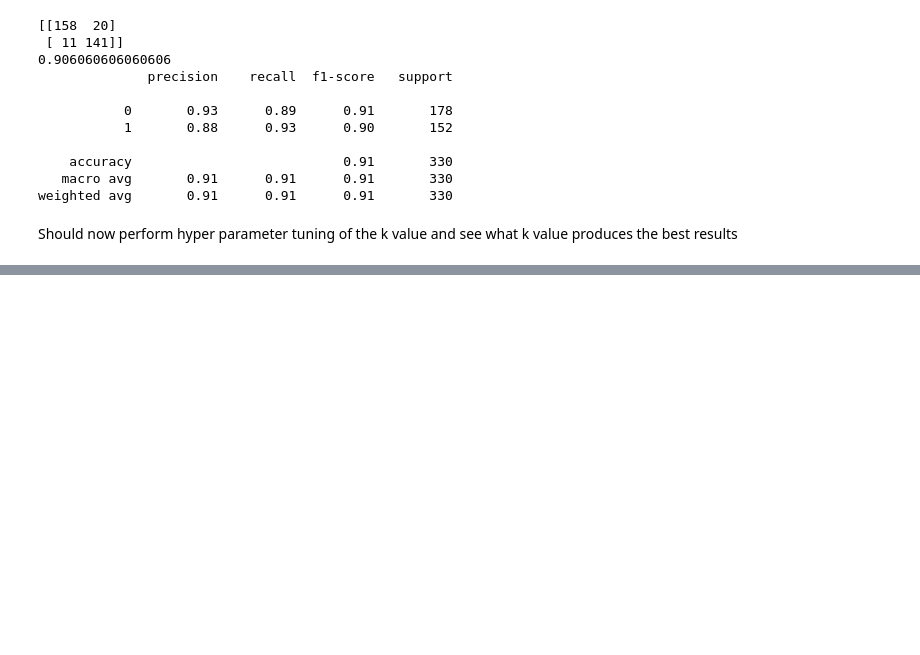
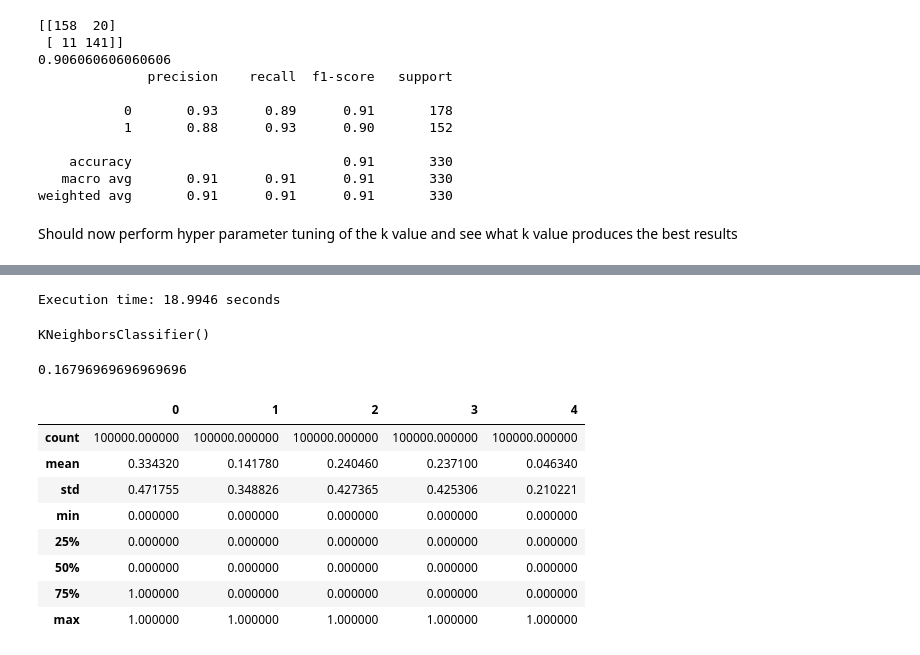
Before and after one commit to Omar-Elmofty/knowledge_compendium, a Jupyter notebook: notebooks/k_nearest_neighbors.ipynb, the cells around one changed output, grey strips where cells are left out. Saved outputs shown, nothing was run; the diff lists cells and outputs as text; code cells hidden in the pictures; blank space fills up the shorter version.

```diff
--- a/notebooks/k_nearest_neighbors.ipynb
+++ b/notebooks/k_nearest_neighbors.ipynb
@@ -86,0 +90,16 @@ Should now perform hyper parameter tuning of the k value and see what k value pr
+# %%
+# Set the grid size here
+n, m = 10, 10  # grid size for the problem
+N = 100000      # Number of examples
+
+# Probability of existence of obstacle
+obstacle_probability = 0.2
+
+from datasets.astar_dataset import make_astar_dataset
+import time
+# Create the data set
+start = time.time()
+X, y = make_astar_dataset(N, n, m, obstacle_probability)
+print(f"Execution time: {time.time() - start:.4f} seconds")
+# %% [output]
+Execution time: 18.9946 seconds
@@ -86,0 +109,6 @@ Should now perform hyper parameter tuning of the k value and see what k value pr
+# %%
+X_train, X_test, y_train, y_test = train_test_split(X_flat, y, test_size=0.33, random_state=42)
+classifier = KNeighborsClassifier(n_neighbors=5, algorithm='auto')
+classifier.fit(X_train, y_train)
+# %% [output]
+KNeighborsClassifier()
@@ -86,0 +118,23 @@ Should now perform hyper parameter tuning of the k value and see what k value pr
+# %%
+# Assess the accuracy of the model
+from sklearn.metrics import confusion_matrix, accuracy_score, classification_report
+print(accuracy_score(y_pred, y_test))
+# %% [output]
+0.16796969696969696
+# %%
+import pandas as pd
+
+# Assuming y is a pandas Series
+y = pd.DataFrame(y)  # Convert y to a pandas Series if it's not already
+
+y.describe()
+# %% [output]
+|  | 0 | 1 | 2 | 3 | 4 |
+| count | 100000.000000 | 100000.000000 | 100000.000000 | 100000.000000 | 100000.000000 |
+| mean | 0.334320 | 0.141780 | 0.240460 | 0.237100 | 0.046340 |
+| std | 0.471755 | 0.348826 | 0.427365 | 0.425306 | 0.210221 |
+| min | 0.000000 | 0.000000 | 0.000000 | 0.000000 | 0.000000 |
+| 25% | 0.000000 | 0.000000 | 0.000000 | 0.000000 | 0.000000 |
+| 50% | 0.000000 | 0.000000 | 0.000000 | 0.000000 | 0.000000 |
+| 75% | 1.000000 | 0.000000 | 0.000000 | 0.000000 | 0.000000 |
+| max | 1.000000 | 1.000000 | 1.000000 | 1.000000 | 1.000000 |
```
Also changed, not shown: parts of 3 cells of this notebook, 7 other files.
